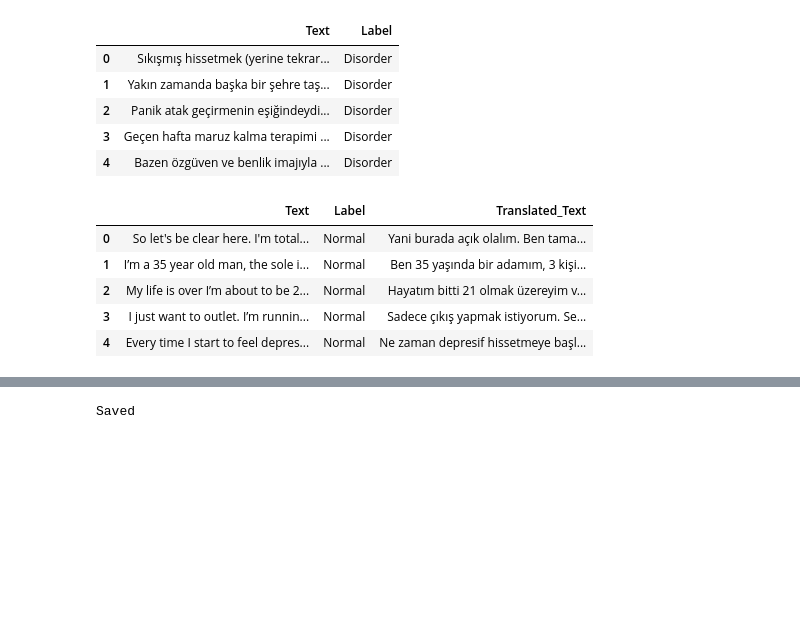
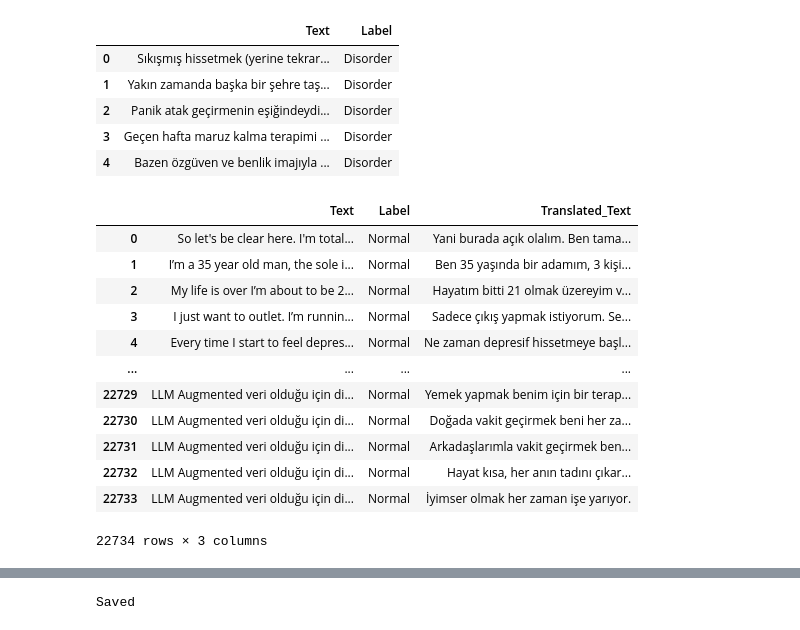
Before and after one commit to Halil3509/TEKNOFEST-Dilbazlar, a Jupyter notebook: Notebooks/Disorder_Detection_Model.ipynb, the cells around one changed output, grey strips where cells are left out. Saved outputs shown, nothing was run; the diff lists cells and outputs as text; code cells hidden in the pictures; blank space fills up the shorter version.

Commit message:
Disorder detection geenrated model rtarining update

```diff
--- a/Notebooks/Disorder_Detection_Model.ipynb
+++ b/Notebooks/Disorder_Detection_Model.ipynb
@@ -27,14 +28,37 @@ disorder_df.head()
 | 4 | Bazen özgüven ve benlik imajıyla ... | Disorder |
 # %%
 normal_data = pd.read_csv('../Data/Disorder_Detection_Datasets/normal_dataset_translated_chunk_1.csv')
-normal_data.head()
+
+import pickle
+
+with open('./normal_text_disorder_detection.pkl', 'rb') as file:
+    normal_texts_generated = pickle.load(file)
+
+
+normal_texts_generated_df = pd.DataFrame({
+    "Text": "LLM Augmented veri olduğu için direkt türkçe üzerinden üretilmiştir.",
+    "Label": "Normal",
+    "Translated_Text": normal_texts_generated
+})
+
+
+normal_total_data = pd.concat([normal_data, normal_texts_generated_df], axis=0).reset_index(drop=True)
-# %% [output]
-|  | Text | Label | Translated_Text |
-| 0 | So let's be clear here. I'm total... | Normal | Yani burada açık olalım. Ben tama... |
-| 1 | I’m a 35 year old man, the sole i... | Normal | Ben 35 yaşında bir adamım, 3 kişi... |
-| 2 | My life is over I’m about to be 2... | Normal | Hayatım bitti 21 olmak üzereyim v... |
-| 3 | I just want to outlet. I’m runnin... | Normal | Sadece çıkış yapmak istiyorum. Se... |
-| 4 | Every time I start to feel depres... | Normal | Ne zaman depresif hissetmeye başl... |
+# %%
+normal_total_data
+# %% [output]
+|  | Text | Label | Translated_Text |
+| 0 | So let's be clear here. I'm total... | Normal | Yani burada açık olalım. Ben tama... |
+| 1 | I’m a 35 year old man, the sole i... | Normal | Ben 35 yaşında bir adamım, 3 kişi... |
+| 2 | My life is over I’m about to be 2... | Normal | Hayatım bitti 21 olmak üzereyim v... |
+| 3 | I just want to outlet. I’m runnin... | Normal | Sadece çıkış yapmak istiyorum. Se... |
+| 4 | Every time I start to feel depres... | Normal | Ne zaman depresif hissetmeye başl... |
+| ... | ... | ... | ... |
+| 22729 | LLM Augmented veri olduğu için di... | Normal | Yemek yapmak benim için bir terap... |
+| 22730 | LLM Augmented veri olduğu için di... | Normal | Doğada vakit geçirmek beni her za... |
+| 22731 | LLM Augmented veri olduğu için di... | Normal | Arkadaşlarımla vakit geçirmek ben... |
+| 22732 | LLM Augmented veri olduğu için di... | Normal | Hayat kısa, her anın tadını çıkar... |
+| 22733 | LLM Augmented veri olduğu için di... | Normal | İyimser olmak her zaman işe yarıyor. |
+22734 rows × 3 columns
 # %%
 total_df = pd.DataFrame()
 
```
Also changed, not shown: parts of 24 cells of this notebook, 2 other files.
